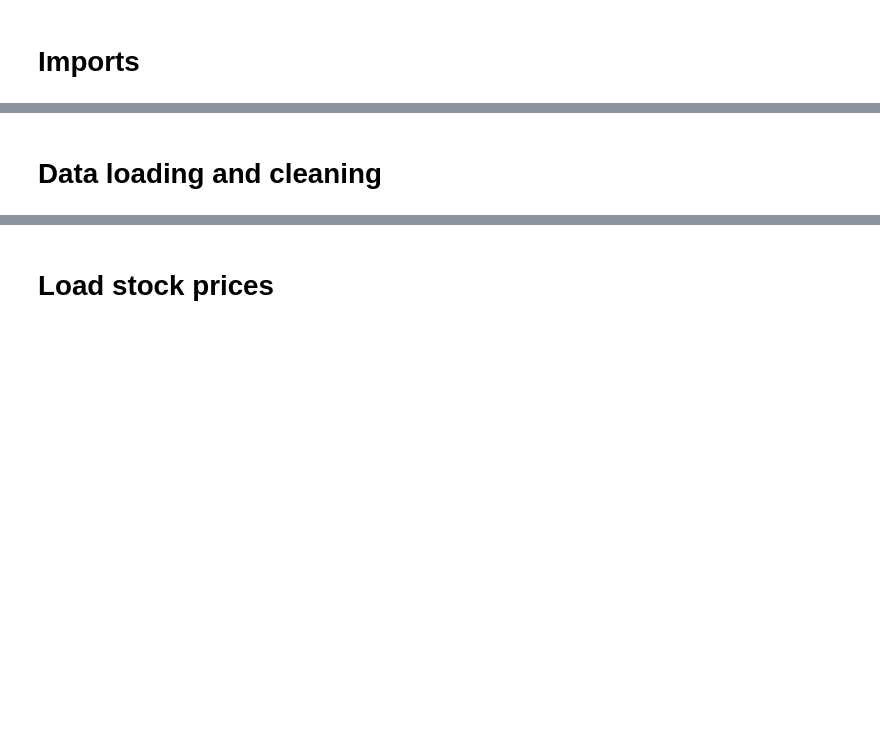
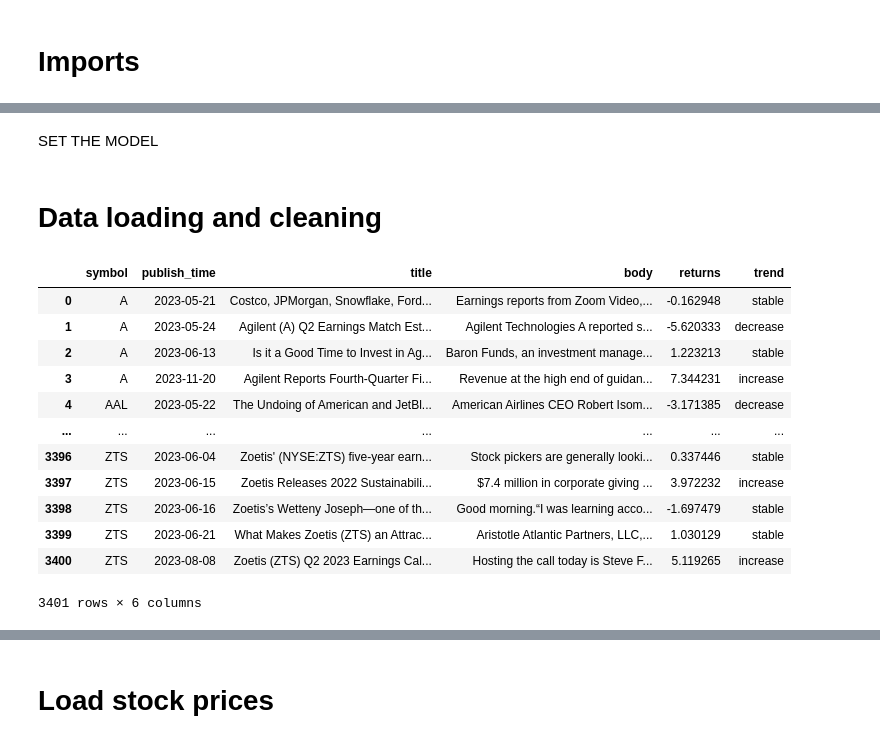
Before and after one commit to radup5/SentStock, a Jupyter notebook: COMP0087.ipynb, the cells around one changed output, grey strips where cells are left out. Saved outputs shown, nothing was run; the diff lists cells and outputs as text; code cells hidden in the pictures; blank space fills up the shorter version.

```diff
--- a/COMP0087.ipynb
+++ b/COMP0087.ipynb
@@ -41,0 +63,2 @@ bert = AutoModel.from_pretrained("bert-base-uncased").to(device)
+# %% [markdown]
+SET THE MODEL
@@ -42,2 +67,19 @@ bert = AutoModel.from_pretrained("bert-base-uncased").to(device)
 # %% [markdown]
 # Data loading and cleaning
+# %%
+dataset = pd.read_csv('data_nlp.csv')
+dataset
+# %% [output]
+|  | symbol | publish_time | title | body | returns | trend |
+| 0 | A | 2023-05-21 | Costco, JPMorgan, Snowflake, Ford... | Earnings reports from Zoom Video,... | -0.162948 | stable |
+| 1 | A | 2023-05-24 | Agilent (A) Q2 Earnings Match Est... | Agilent Technologies A reported s... | -5.620333 | decrease |
+| 2 | A | 2023-06-13 | Is it a Good Time to Invest in Ag... | Baron Funds, an investment manage... | 1.223213 | stable |
+| 3 | A | 2023-11-20 | Agilent Reports Fourth-Quarter Fi... | Revenue at the high end of guidan... | 7.344231 | increase |
+| 4 | AAL | 2023-05-22 | The Undoing of American and JetBl... | American Airlines CEO Robert Isom... | -3.171385 | decrease |
+| ... | ... | ... | ... | ... | ... | ... |
+| 3396 | ZTS | 2023-06-04 | Zoetis' (NYSE:ZTS) five-year earn... | Stock pickers are generally looki... | 0.337446 | stable |
+| 3397 | ZTS | 2023-06-15 | Zoetis Releases 2022 Sustainabili... | $7.4 million in corporate giving ... | 3.972232 | increase |
+| 3398 | ZTS | 2023-06-16 | Zoetis’s Wetteny Joseph—one of th... | Good morning.“I was learning acco... | -1.697479 | stable |
+| 3399 | ZTS | 2023-06-21 | What Makes Zoetis (ZTS) an Attrac... | Aristotle Atlantic Partners, LLC,... | 1.030129 | stable |
+| 3400 | ZTS | 2023-08-08 | Zoetis (ZTS) Q2 2023 Earnings Cal... | Hosting the call today is Steve F... | 5.119265 | increase |
+3401 rows × 6 columns
```
Also changed, not shown: parts of 36 cells of this notebook, 3 other files.
